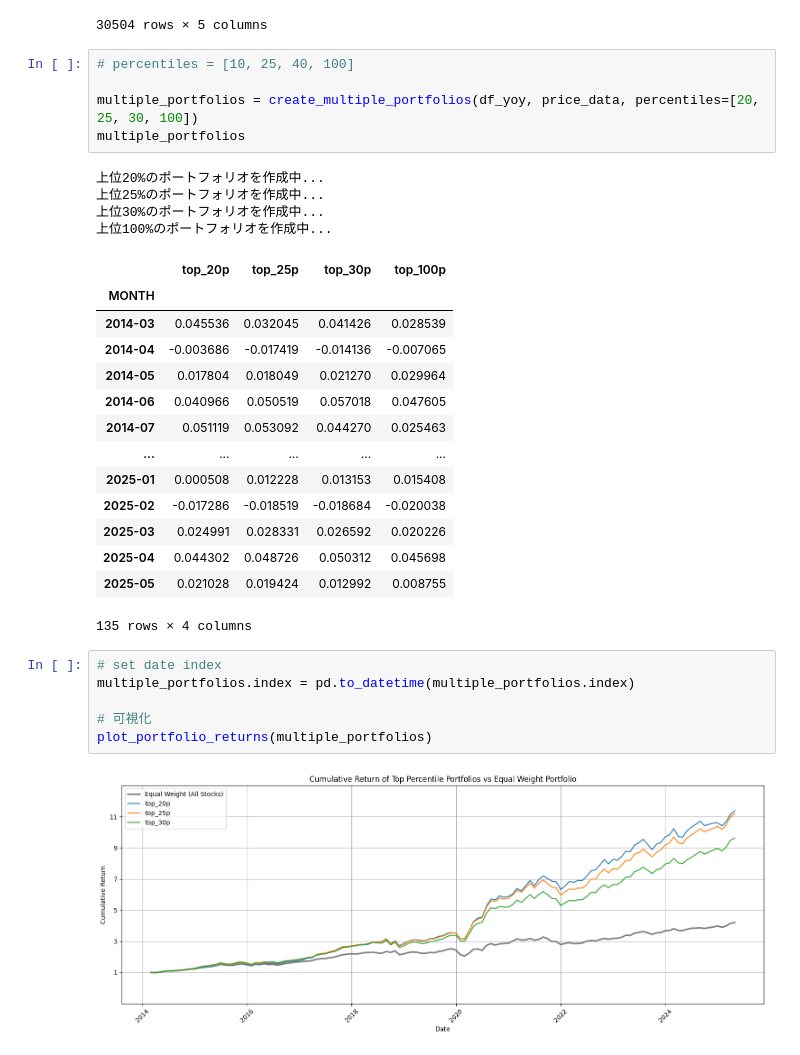
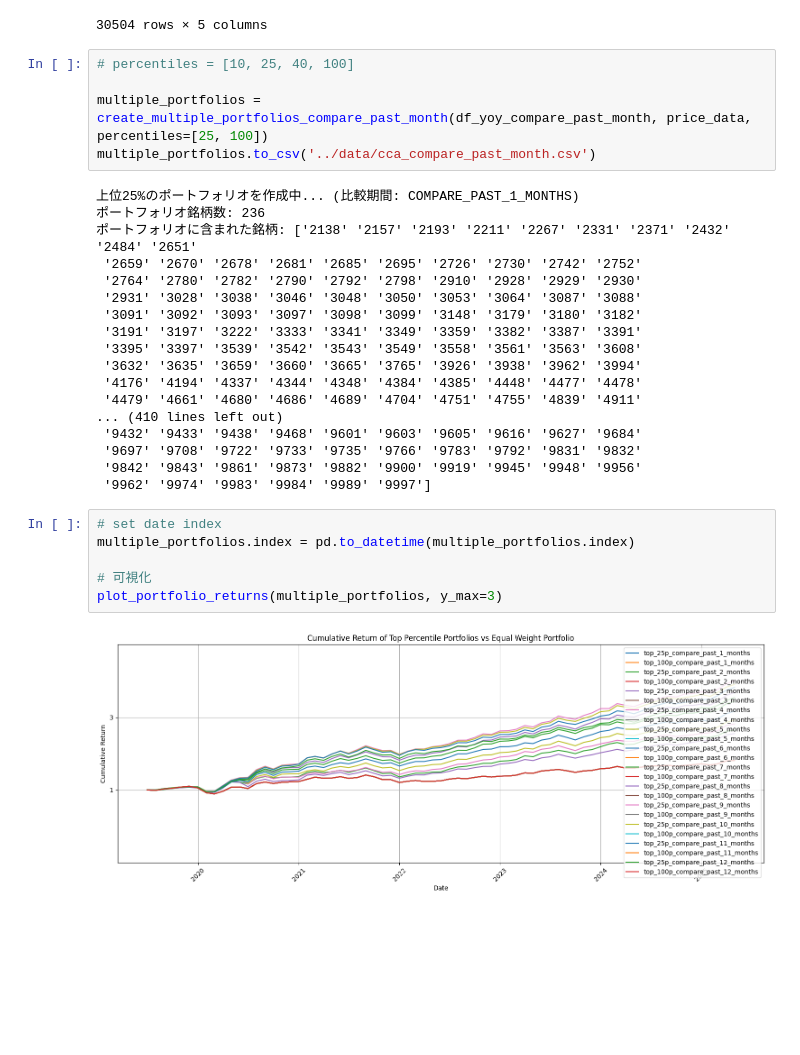
Before and after one commit to HAL128/NOWCAST, a Jupyter notebook: codebase/test_cca_past_month.ipynb, the cells around one changed output. Drawn from its saved outputs; the diff is of its cells as text; blank space fills up the shorter version.

```diff
--- a/codebase/test_cca_past_month.ipynb
+++ b/codebase/test_cca_past_month.ipynb
@@ -117,35 +117,34 @@ price_data
 # %%
 # percentiles = [10, 25, 40, 100]
 
-multiple_portfolios = create_multiple_portfolios(df_yoy, price_data, percentiles=[20, 25, 30, 100])
-multiple_portfolios
+multiple_portfolios = create_multiple_portfolios_compare_past_month(df_yoy_compare_past_month, price_data, percentiles=[25, 100])
+multiple_portfolios.to_csv('../data/cca_compare_past_month.csv')
 # %% [output]
-上位20%のポートフォリオを作成中...
-上位25%のポートフォリオを作成中...
-上位30%のポートフォリオを作成中...
-上位100%のポートフォリオを作成中...
+上位25%のポートフォリオを作成中... (比較期間: COMPARE_PAST_1_MONTHS)
+ポートフォリオ銘柄数: 236
+ポートフォリオに含まれた銘柄: ['2138' '2157' '2193' '2211' '2267' '2331' '2371' '2432' '2484' '2651'
+ '2659' '2670' '2678' '2681' '2685' '2695' '2726' '2730' '2742' '2752'
+ '2764' '2780' '2782' '2790' '2792' '2798' '2910' '2928' '2929' '2930'
+ '2931' '3028' '3038' '3046' '3048' '3050' '3053' '3064' '3087' '3088'
+ '3091' '3092' '3093' '3097' '3098' '3099' '3148' '3179' '3180' '3182'
+ '3191' '3197' '3222' '3333' '3341' '3349' '3359' '3382' '3387' '3391'
+ '3395' '3397' '3539' '3542' '3543' '3549' '3558' '3561' '3563' '3608'
+ '3632' '3635' '3659' '3660' '3665' '3765' '3926' '3938' '3962' '3994'
+ '4176' '4194' '4337' '4344' '4348' '4384' '4385' '4448' '4477' '4478'
+ '4479' '4661' '4680' '4686' '4689' '4704' '4751' '4755' '4839' '4911'
+... (410 lines left out)
+ '9432' '9433' '9438' '9468' '9601' '9603' '9605' '9616' '9627' '9684'
+ '9697' '9708' '9722' '9733' '9735' '9766' '9783' '9792' '9831' '9832'
+ '9842' '9843' '9861' '9873' '9882' '9900' '9919' '9945' '9948' '9956'
+ '9962' '9974' '9983' '9984' '9989' '9997']
-|  | top_20p | top_25p | top_30p | top_100p |
-| MONTH |  |  |  |  |
-| 2014-03 | 0.045536 | 0.032045 | 0.041426 | 0.028539 |
-| 2014-04 | -0.003686 | -0.017419 | -0.014136 | -0.007065 |
-| 2014-05 | 0.017804 | 0.018049 | 0.021270 | 0.029964 |
-| 2014-06 | 0.040966 | 0.050519 | 0.057018 | 0.047605 |
-| 2014-07 | 0.051119 | 0.053092 | 0.044270 | 0.025463 |
-| ... | ... | ... | ... | ... |
-| 2025-01 | 0.000508 | 0.012228 | 0.013153 | 0.015408 |
-| 2025-02 | -0.017286 | -0.018519 | -0.018684 | -0.020038 |
-| 2025-03 | 0.024991 | 0.028331 | 0.026592 | 0.020226 |
-| 2025-04 | 0.044302 | 0.048726 | 0.050312 | 0.045698 |
-| 2025-05 | 0.021028 | 0.019424 | 0.012992 | 0.008755 |
-135 rows × 4 columns
 # %%
 # set date index
 multiple_portfolios.index = pd.to_datetime(multiple_portfolios.index)
 
 # 可視化
-plot_portfolio_returns(multiple_portfolios)
+plot_portfolio_returns(multiple_portfolios, y_max=3)
 # %% [output]
-[figure, old version]
+[figure, new version]
 # %%
 plot_growth_rate(multiple_portfolios, 'top_20p')
 # %% [output]
```
Also changed, not shown: parts of 6 cells of this notebook, 20 other files.
